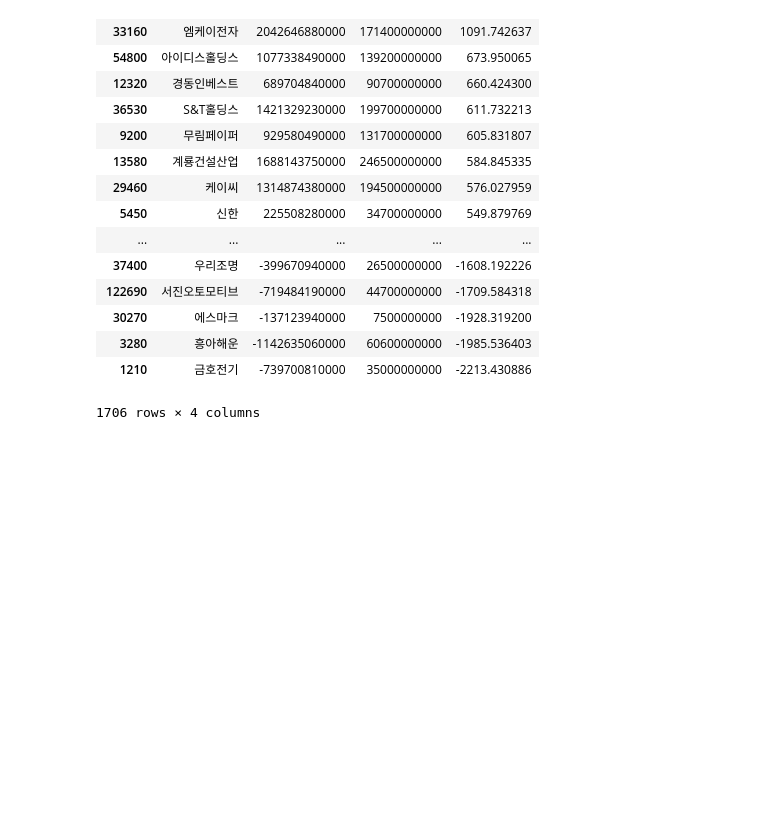
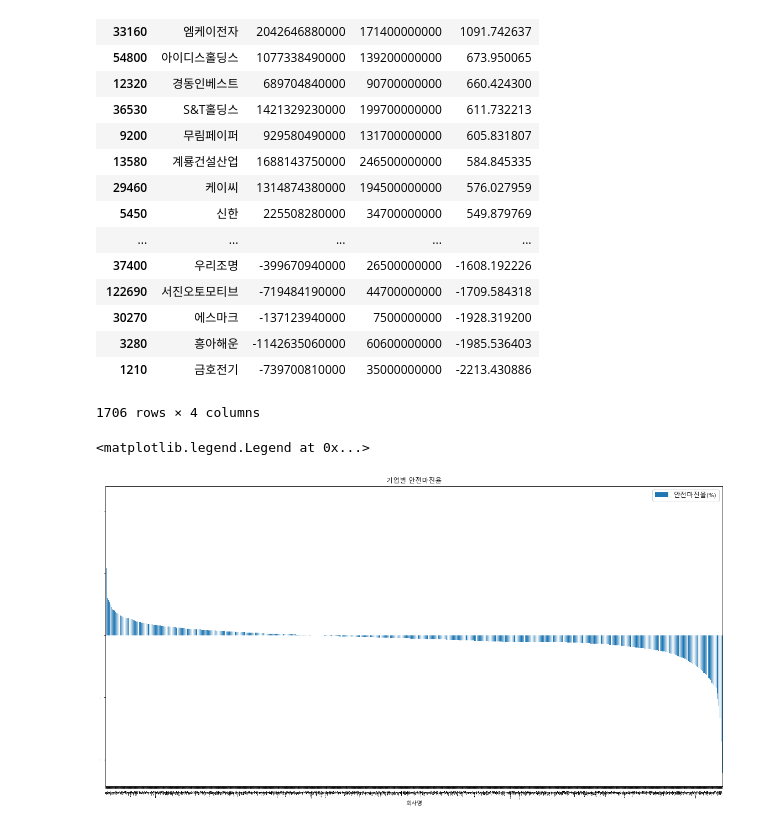
Before and after one commit to wjlee0908/korean-stock-margin, a Jupyter notebook: graph.ipynb, the cells around one changed output. Drawn from its saved outputs; the diff is of its cells as text; code cells hidden in the pictures; blank space fills up the shorter version.

```diff
--- a/graph.ipynb
+++ b/graph.ipynb
@@ -38,0 +40,10 @@ df
+# %%
+# 안전마진율 그래프
+margin_df = df[["회사명","안전마진율"]]
+margin_df = margin_df.set_index("회사명")
+
+ax = margin_df.plot(kind='bar', figsize=(20, 10), title='기업별 안전마진율', legend=True, fontsize=1)
+ax.legend(['안전마진율(%)'], fontsize=12)    # 범례 지정
+# %% [output]
+<matplotlib.legend.Legend at 0x...>
+[figure, added]
```
Also changed, not shown: parts of 19 cells of this notebook, 5 other files.
